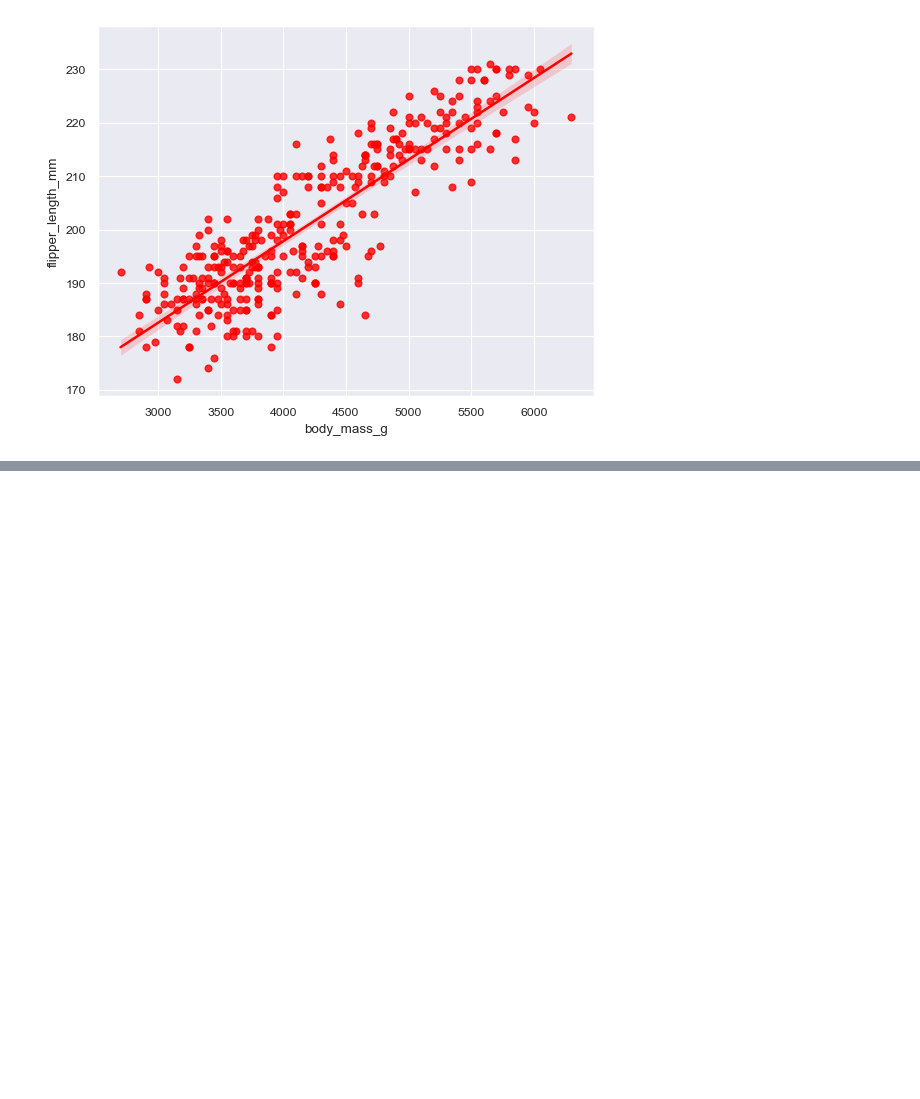
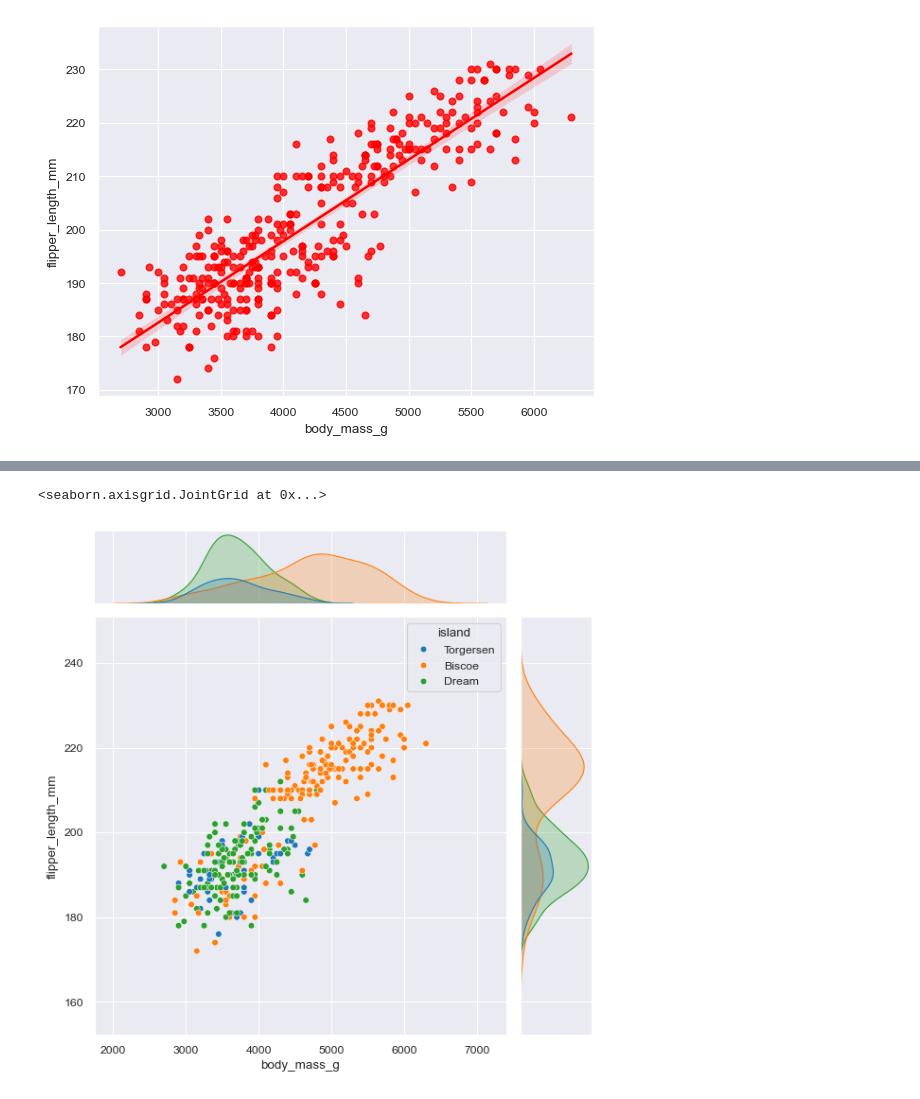
Before and after one commit to Juwel-771/Data-Road-Track, a Jupyter notebook: 03. Python Libraries/sen.ipynb, the cells around one changed output, grey strips where cells are left out. Drawn from its saved outputs; the diff is of its cells as text; code cells hidden in the pictures; blank space fills up the shorter version.

```diff
--- a/03. Python Libraries/sen.ipynb
+++ b/03. Python Libraries/sen.ipynb
@@ -94,0 +101,6 @@ sns.regplot(x='body_mass_g', y='flipper_length_mm', data=pen, color='red')
+# %%
+## joint plot
+sns.jointplot(x='body_mass_g', y='flipper_length_mm', data=pen, hue='island', kind='scatter')
+# %% [output]
+<seaborn.axisgrid.JointGrid at 0x...>
+[figure, added]
```
Also changed, not shown: parts of 2 cells of this notebook.
